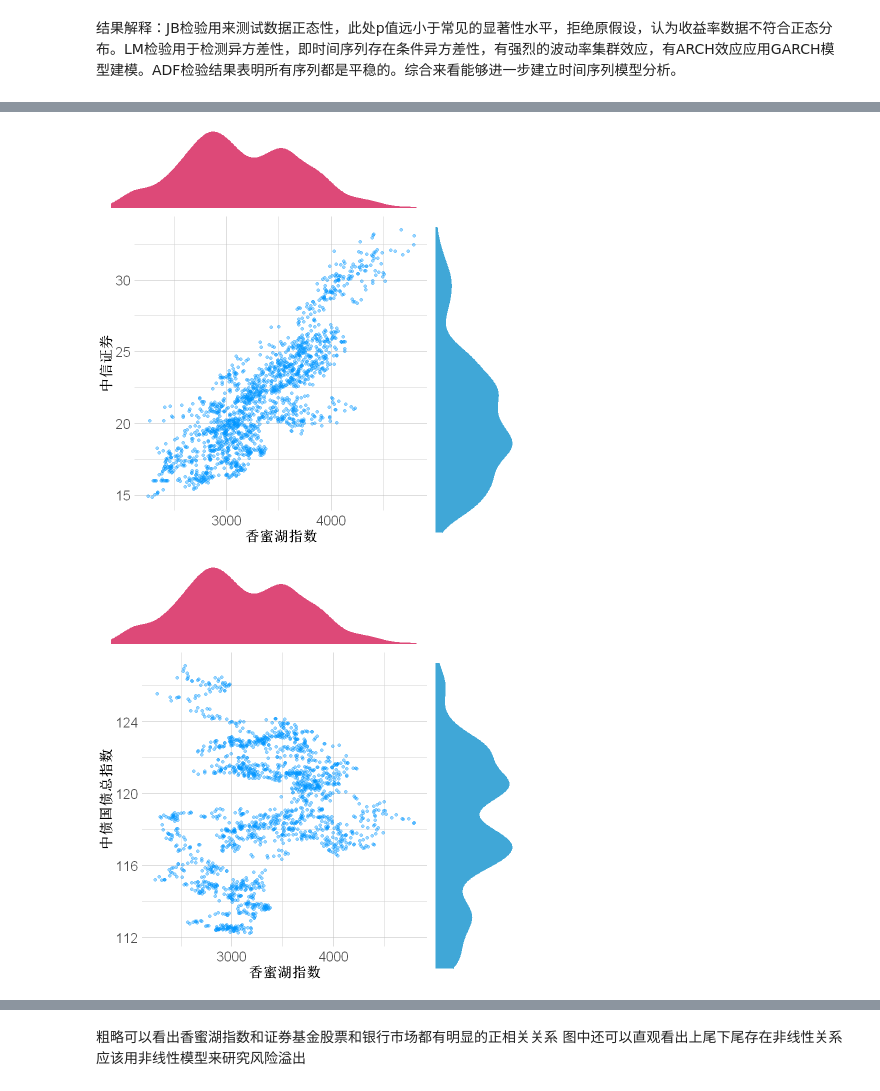
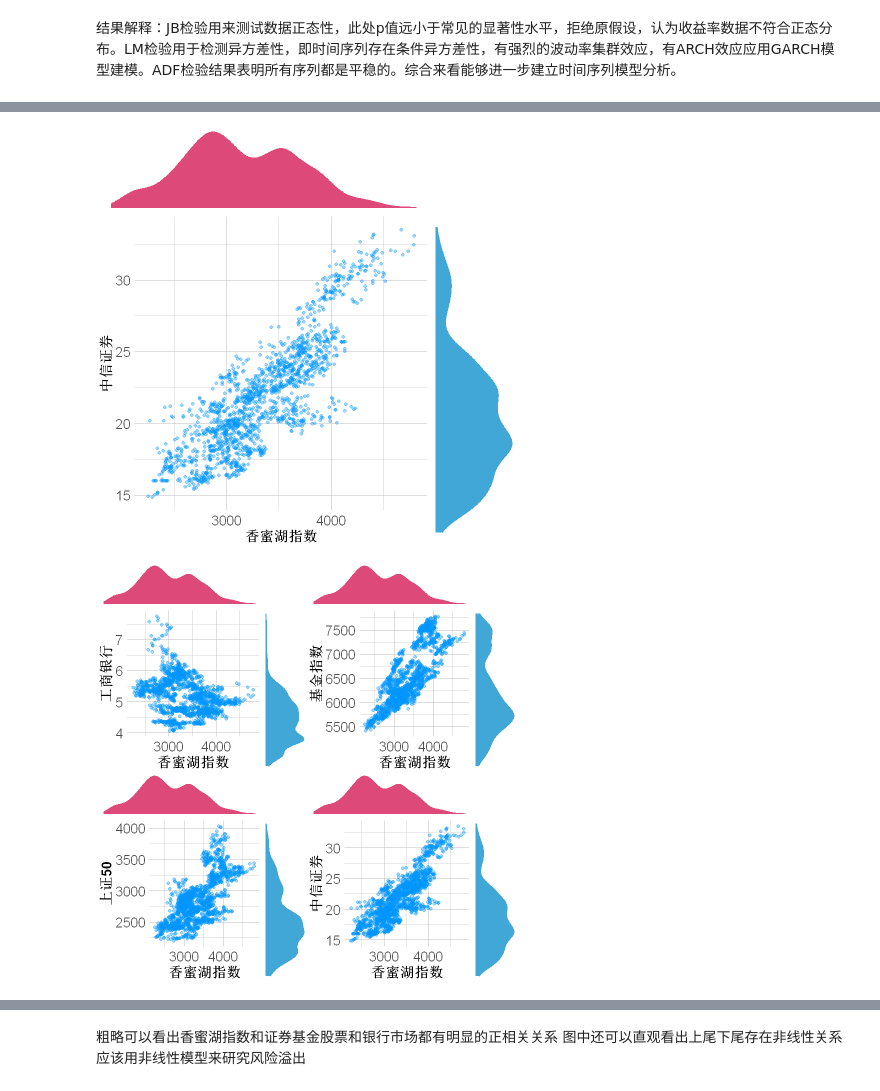
Before and after one commit to Meaquadddd/LLXcode, a Jupyter notebook: tsfinal.ipynb, the cells around one changed output, grey strips where cells are left out. Cells and saved outputs as stored; diff of their text form; code cells hidden in the pictures.

```diff
--- a/tsfinal.ipynb
+++ b/tsfinal.ipynb
@@ -233,32 +200,32 @@ plot_with_marginal_density <- function(data, x_var, y_var) {
 
   # Y变量的密度图
   right_density <- ggplot(data, aes(x = !!y_var_sym)) +
     geom_density(fill = "#40a7d7", color = "#40a7d7") +
     theme_void() +
     coord_flip()
 
   # 组合图形
   combined_plot <- grid.arrange(
     top_density, nullGrob(),
     main_plot, right_density,
     ncol = 2, nrow = 2,
     widths = c(4, 1), heights = c(1, 4),
     layout_matrix = matrix(c(1, 2, 3, 4), 2, 2, byrow = TRUE)
   )
 
   return(combined_plot)
 }
 # 应用函数绘制图形
-variables <- c('工商银行', '基金指数', '上证50', '中信证券', '中债国债总指数')
+variables <- c('工商银行', '基金指数', '上证50', '中信证券')
 plots <- lapply(variables, function(var) {
   plot_with_marginal_density(data, "香蜜湖指数", var)
 })
 
 # 显示图形
 do.call(grid.arrange, c(plots, ncol = 2))
 # %% [output]
 [figure]
 [figure]
 [figure]
 [figure]
-[figure, old version]
+[figure, new version]
```
Also changed, not shown: parts of 83 cells of this notebook.
